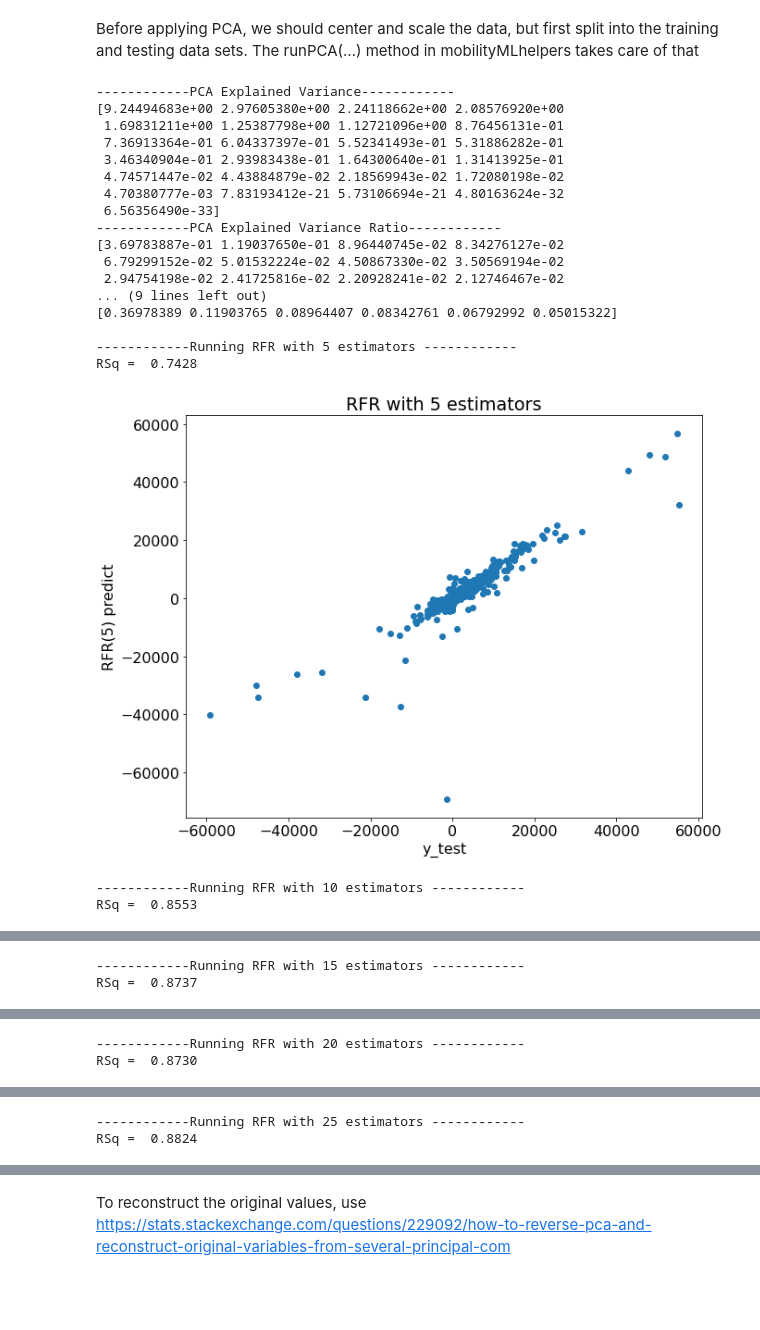
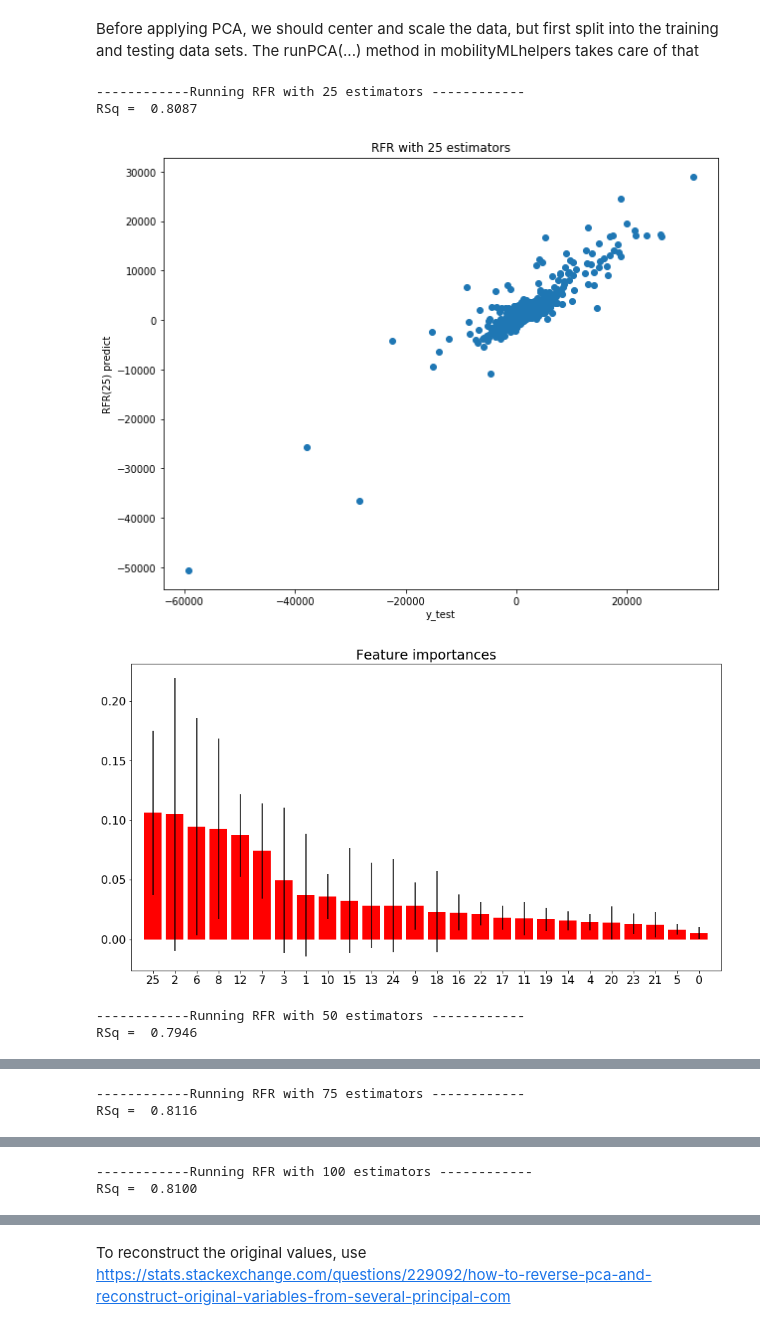
Before and after one commit to chemodan/phdchemodan, a Jupyter notebook: INFORMS2020/python/migration_pca_rfr.ipynb, the cells around one changed output, grey strips where cells are left out. Saved outputs shown, nothing was run; the diff lists cells and outputs as text; code cells hidden in the pictures; blank space fills up the shorter version.

```diff
--- a/INFORMS2020/python/migration_pca_rfr.ipynb
+++ b/INFORMS2020/python/migration_pca_rfr.ipynb
@@ -24,9 +24,9 @@ populationFile = helpers.mFiles["pop"]
 suicideFile = helpers.mFiles["sc"]
 employFile = helpers.mFiles["emp"]
 # %%
-compiledFile = MYDIR + "hhi_gdp_pop_sc_emp_yr__preparing_for_modeling.csv"
+compiledFile = MYDIR + "hhi_gdp_pop_sc_emp_ed_yr__preparing_for_modeling.csv"
 rawData = pd.read_csv(compiledFile)
-myData = rawData.loc[rawData["year"] >= 2010.0]
+myData = rawData.loc[rawData["year"] >= 2014.0]
 myData.head()
 # %% [output]
 |  | county_state | year | BIRTHS | CENSUSPOP | DEATHS | DOMESTICMIG | EMPLOYED | ESTIMATESBASE | GDP | ... |
@@ -39,11 +39,20 @@ myData.head()
 # %% [markdown]
 We shall first apply the process to NETMIG as the dependent variable
 # %%
-myPCAdata = myData[[cc for cc in myData.columns if cc != "DOMESTICMIG" and cc != "INTERNATIONALMIG"]].copy()
+myPCAdata = myData[[cc for cc in myData.columns if "DOMESTICMIG" not in cc and "INTERNATIONALMIG" not in cc]].copy()
 myPCAdata.drop("county_state", 1, inplace=True)
 myPCAdata.drop("CENSUSPOP", 1, inplace=True)
+myPCAdata.drop("POP_CDC", 1, inplace=True)
 myPCAdata.drop("ESTIMATESBASE", 1, inplace=True)
+myPCAdata.drop("NPOPCHG_", 1, inplace=True)
+myPCAdata.drop("RNETMIG", 1, inplace=True)
+myPCAdata.drop("SC_R_DEATH", 1, inplace=True)
+myPCAdata.drop("SCDEATHS", 1, inplace=True)
 myPCAdata.interpolate(inplace=True)
 myPCAdata.fillna(method="ffill")
+
+cols = list(myPCAdata.columns)
+for ii in range(len(cols)):
+    print(f"""{ii}: {cols[ii]}""")
 myPCAdata.head()
 # %% [output]
@@ -59,39 +96,26 @@ myPCAdata.dropna(inplace=True)
 # %% [markdown]
 Before applying PCA, we should center and scale the data, but first split into the training and testing data sets.  The runPCA(...) method in mobilityMLhelpers takes care of that
 # %%
-EXPL_VAR = 0.05
-
+"""Random Forest Regression on Original Dimensions:"""
 %run ./mobilityMLhelpers.ipynb
 mlHelpers = mobilityMLhelpers()
+X_train, X_test, y_train, y_test = mlHelpers.splitDataIntoTrainTest(myPCAdata)
 
-pca, X_train, X_test, y_train, y_test = \
-    mlHelpers.runPCA(EXPL_VAR, myPCAdata, verbose=True)
-
-%run ./mobilityMLhelpers.ipynb
-mlHelpers = mobilityMLhelpers()
+rsqHT = {} # Dict[int, float64]
+rfrHT = {} # Dict[int, object]
 
 print()
-for nn in (5, 10, 15, 20, 25):
+for nn in (25, 50, 75, 100):
     print(f"""------------Running RFR with {nn} estimators ------------""" )
     rsq, rfr = mlHelpers.fitRFR(nn, X_train, y_train, X_test, y_test)
+    rsqHT[nn] = rsq
+    rfrHT[nn] = rfr
+
+    mlHelpers.plot_importances(rfr, X_test, y_test)
 # %% [output]
-------------PCA Explained Variance------------
-[9.24494683e+00 2.97605380e+00 2.24118662e+00 2.08576920e+00
- 1.69831211e+00 1.25387798e+00 1.12721096e+00 8.76456131e-01
- 7.36913364e-01 6.04337397e-01 5.52341493e-01 5.31886282e-01
- 3.46340904e-01 2.93983438e-01 1.64300640e-01 1.31413925e-01
- 4.74571447e-02 4.43884879e-02 2.18569943e-02 1.72080198e-02
- 4.70380777e-03 7.83193412e-21 5.73106694e-21 4.80163624e-32
- 6.56356490e-33]
-------------PCA Explained Variance Ratio------------
-[3.69783887e-01 1.19037650e-01 8.96440745e-02 8.34276127e-02
- 6.79299152e-02 5.01532224e-02 4.50867330e-02 3.50569194e-02
- 2.94754198e-02 2.41725816e-02 2.20928241e-02 2.12746467e-02
-... (9 lines left out)
-[0.36978389 0.11903765 0.08964407 0.08342761 0.06792992 0.05015322]
-
-------------Running RFR with 5 estimators ------------
-RSq =  0.7428
+------------Running RFR with 25 estimators ------------
+RSq =  0.8087
-[figure, old version]
+[figure, new version]
+[figure, new version]
-------------Running RFR with 10 estimators ------------
-RSq =  0.8553
+------------Running RFR with 50 estimators ------------
+RSq =  0.7946
@@ -99,2 +124,2 @@ RSq =  0.8553
-------------Running RFR with 15 estimators ------------
-RSq =  0.8737
+------------Running RFR with 75 estimators ------------
+RSq =  0.8116
@@ -102,2 +128,2 @@ RSq =  0.8737
-------------Running RFR with 20 estimators ------------
-RSq =  0.8730
+------------Running RFR with 100 estimators ------------
+RSq =  0.8100
@@ -105,2 +129,0 @@ RSq =  0.8730
-------------Running RFR with 25 estimators ------------
-RSq =  0.8824
```
Also changed, not shown: parts of 9 cells of this notebook, 1 other file.
